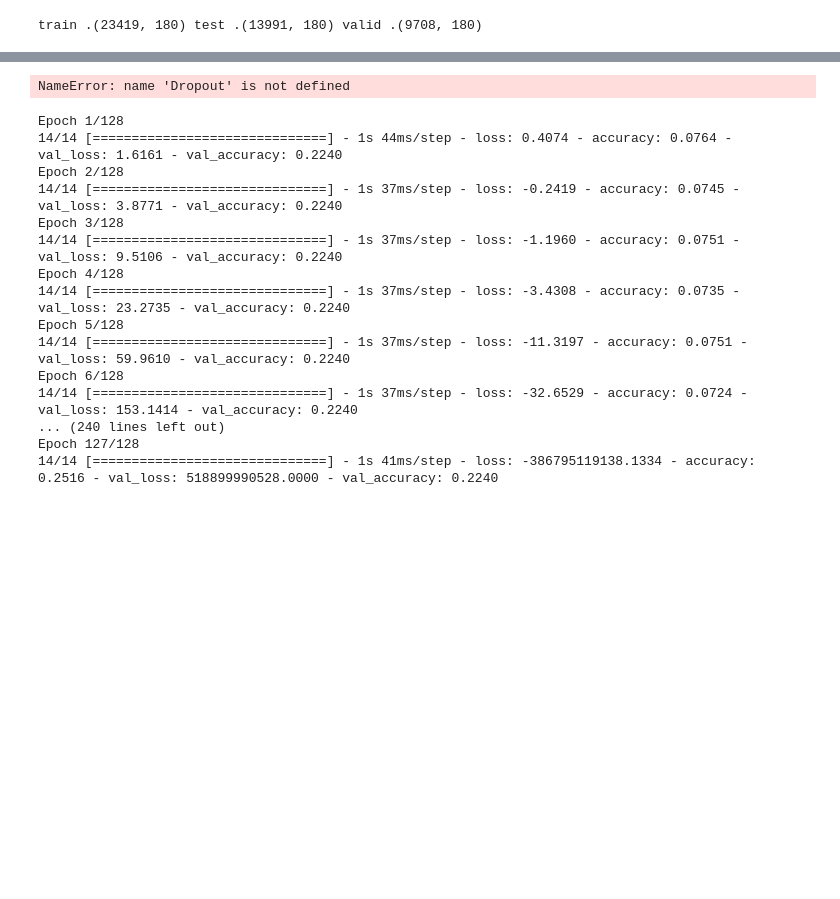
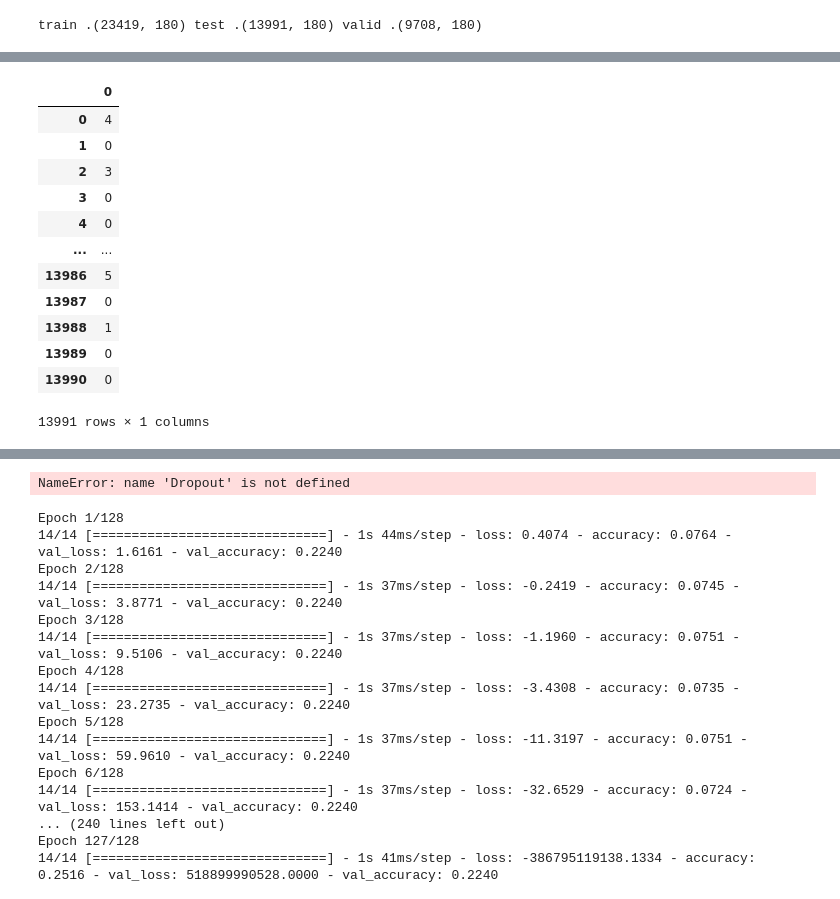
Before and after one commit to t18062/Product, a Jupyter notebook: NN.ipynb, the cells around one changed output, grey strips where cells are left out. Drawn from its saved outputs; the diff is of its cells as text; code cells hidden in the pictures; blank space fills up the shorter version.

```diff
--- a/NN.ipynb
+++ b/NN.ipynb
@@ -303,0 +374,16 @@ pd.DataFrame(y_pred)[:20]
+# %%
+pd.DataFrame(rr.y_test)
+# %% [output]
+|  | 0 |
+| 0 | 4 |
+| 1 | 0 |
+| 2 | 3 |
+| 3 | 0 |
+| 4 | 0 |
+| ... | ... |
+| 13986 | 5 |
+| 13987 | 0 |
+| 13988 | 1 |
+| 13989 | 0 |
+| 13990 | 0 |
+13991 rows × 1 columns
```
Also changed, not shown: parts of 16 cells of this notebook.
